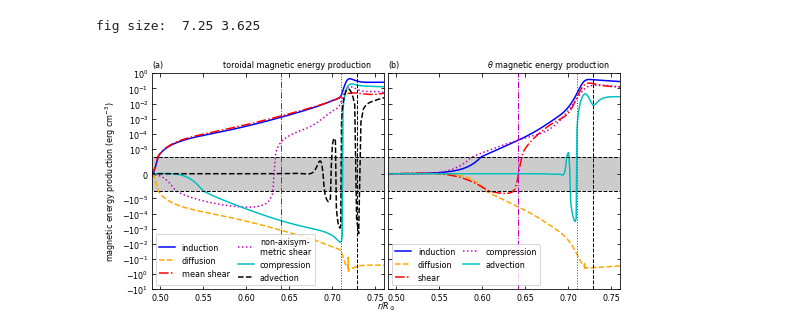
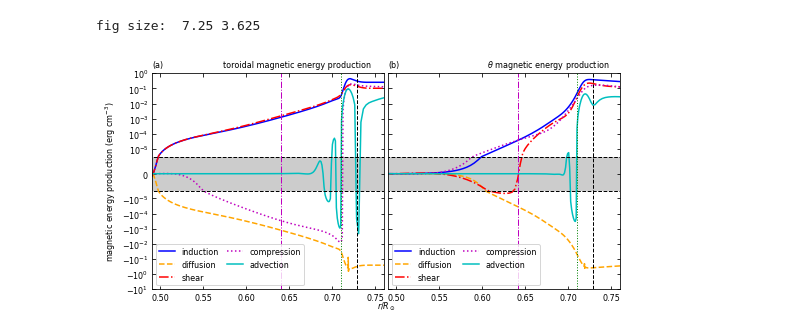
Before and after one commit to illorenzo7/Tacho_Letter_Plots_Part2, a Jupyter notebook: 00_meprod.ipynb, the cells around one changed output. Saved outputs shown, nothing was run; the diff lists cells and outputs as text; code cells hidden in the pictures.

```diff
--- a/00_meprod.ipynb
+++ b/00_meprod.ipynb
@@ -191,12 +191,16 @@ ax1.plot(rr, diffp, color=color_order[ordinate], linestyle=style_order[ordinate]
          label='diffusion')
 
 ordinate += 1
-ax1.plot(rr, indp_ms_exact, color=color_order[ordinate], linestyle=style_order[ordinate],\
-         label='mean shear')
+ax1.plot(rr, indp_shear, color=color_order[ordinate], linestyle=style_order[ordinate],\
+         label='shear')
 
-ordinate+=1
-ax1.plot(rr, indp_shear - indp_ms_exact, color=color_order[ordinate], linestyle=style_order[ordinate],\
-         label='non-axisym-\nmetric shear')
+#ordinate += 1
+#ax1.plot(rr, indp_ms_exact, color=color_order[ordinate], linestyle=style_order[ordinate],\
+#         label='mean shear')
+
+#ordinate+=1
+#ax1.plot(rr, indp_shear - indp_ms_exact, color=color_order[ordinate], linestyle=style_order[ordinate],\
+#         label='non-axisym-\nmetric shear')
 
 ordinate += 1
 ax1.plot(rr[:ipumpcut], indp_comp[:ipumpcut], color=color_order[ordinate], linestyle=style_order[ordinate],\
@@ -312,31 +316,31 @@ buffspace = ' '*5
 ax1.set_title('toroidal magnetic energy production' + buffspace, loc='right', fontsize=fontsize)
 ax2.set_title(r'$\theta$' + ' magnetic energy production' + buffspace, loc='right', fontsize=fontsize)
 
 
 
 # remove the annoying 10^-7 ticks (have no idea how I did this or why it makes sense)
 yticks = ax1.get_yticks().tolist()
 yticks.pop(6+int(np.log10(np.abs(ymin))))
 yticks.pop(7+int(np.log10(np.abs(ymin))))
 ax1.set_yticks(yticks)
 #ax2.set_yticks(yticks)
 ax1.set_ylim(ymin, ymax)
 
 # add shade in 'linear region'
 xvals = np.linspace(np.min(rr), rcut, 100)
 for ax in ax1, ax2:
     ax.fill_between(xvals, xvals*0 - linthresh, xvals*0 + linthresh, fc="k", alpha=0.2)
 
     # point ticks inward and get them on all sides
     plt.sca(ax)
     plt.tick_params(top=True, right=True, direction='in', which='both', labelsize=fontsize)
 plt.sca(ax1)
 plt.minorticks_off()
 
 # label both x axes
 fig.text(margin_left + subplot_width + 0.5*margin_x, margin_y,\
          r'$r/R_\odot$', fontsize=fontsize, ha='center', va='bottom')
 
 plt.savefig('images/meprod.png', dpi=300)
 # %% [output]
-[figure, old version]
+[figure, new version]
```
